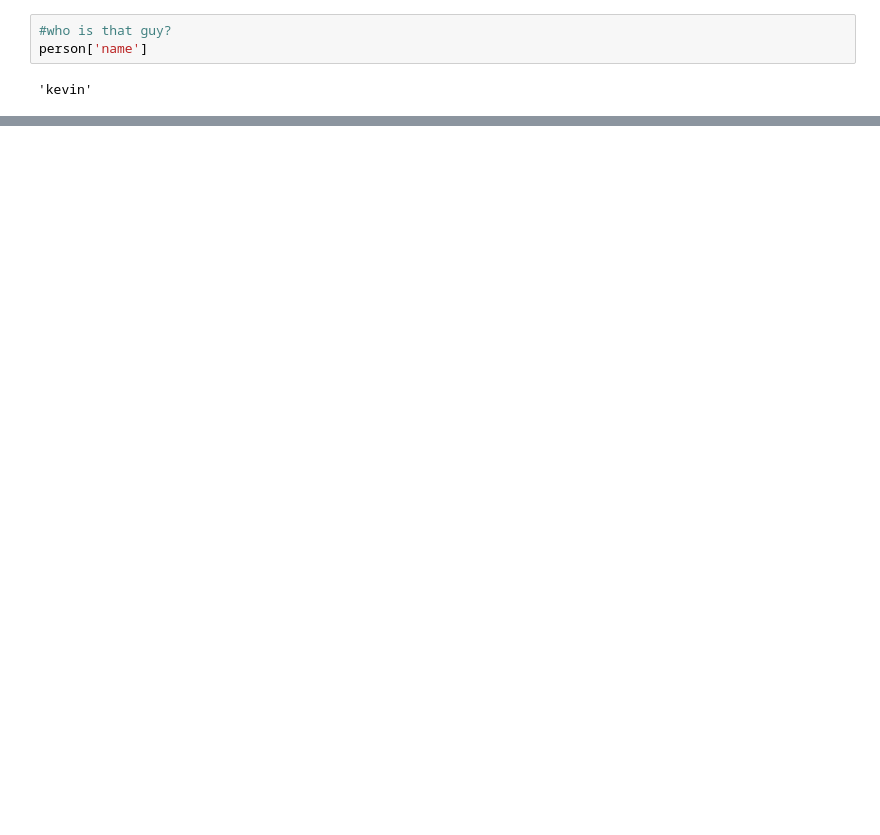
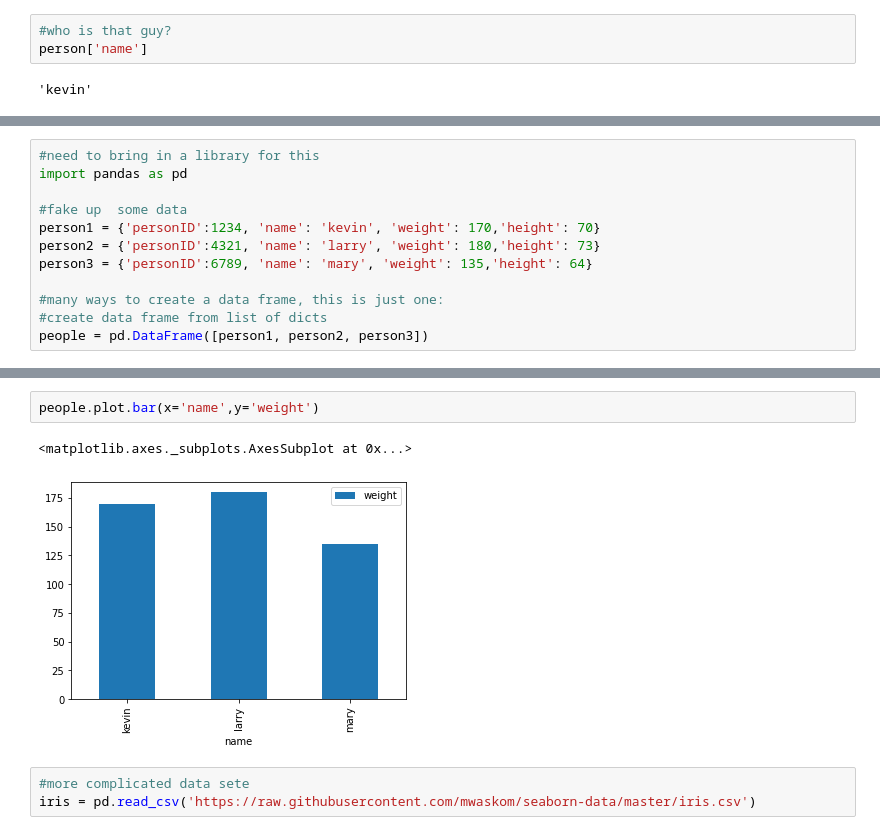
Before and after one commit to kevinmcmanus/digitalworkshop, a Jupyter notebook: Python_Basics_Class_Notes.ipynb, the cells around one changed output, grey strips where cells are left out. Drawn from its saved outputs; the diff is of its cells as text; blank space fills up the shorter version.

```diff
--- a/Python_Basics_Class_Notes.ipynb
+++ b/Python_Basics_Class_Notes.ipynb
@@ -129,0 +237,12 @@ person['test_scores'][1]
+# %%
+#need to bring in a library for this
+import pandas as pd
+
+#fake up  some data
+person1 = {'personID':1234, 'name': 'kevin', 'weight': 170,'height': 70}
+person2 = {'personID':4321, 'name': 'larry', 'weight': 180,'height': 73}
+person3 = {'personID':6789, 'name': 'mary', 'weight': 135,'height': 64}
+
+#many ways to create a data frame, this is just one:
+#create data frame from list of dicts
+people = pd.DataFrame([person1, person2, person3])
@@ -129,0 +256,8 @@ person['test_scores'][1]
+# %%
+people.plot.bar(x='name',y='weight')
+# %% [output]
+<matplotlib.axes._subplots.AxesSubplot at 0x...>
+[figure, added]
+# %%
+#more complicated data sete
+iris = pd.read_csv('https://raw.githubusercontent.com/mwaskom/seaborn-data/master/iris.csv')
```
Also changed, not shown: parts of 42 cells of this notebook.
